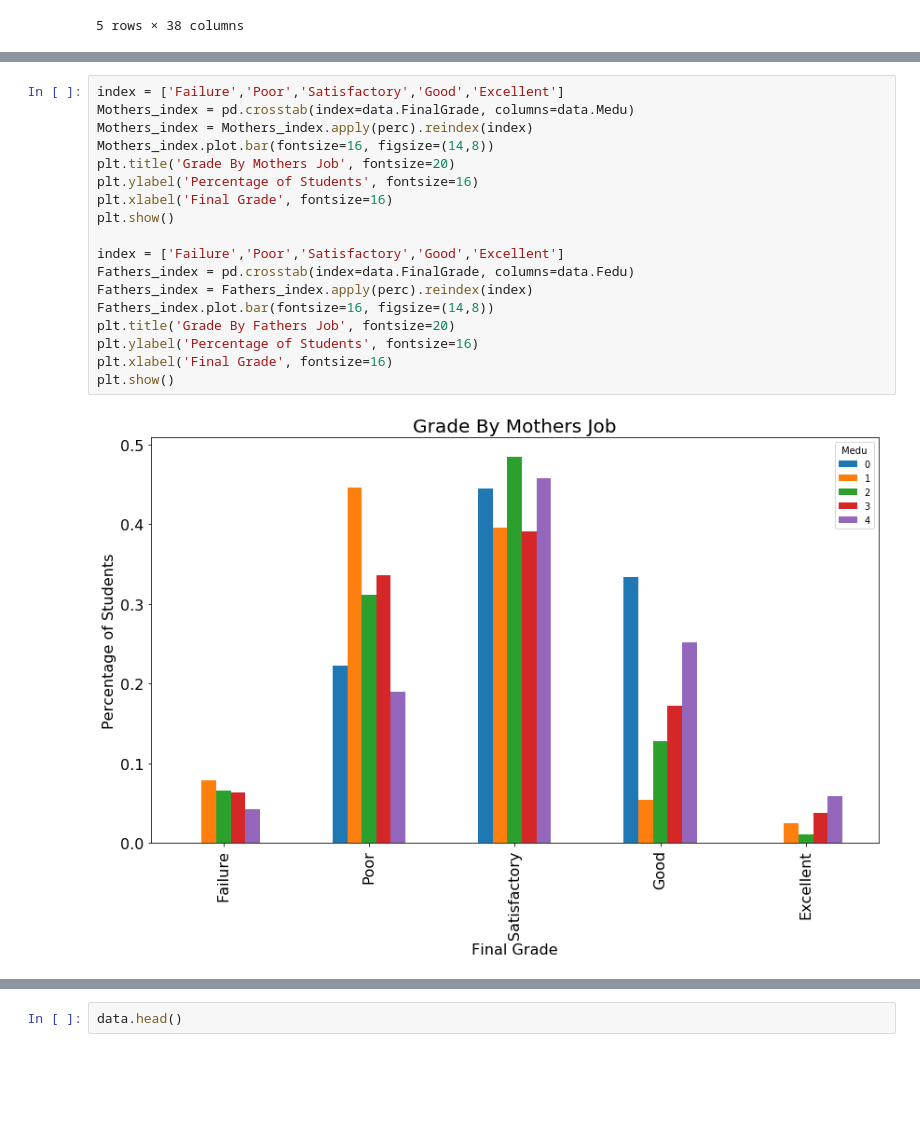
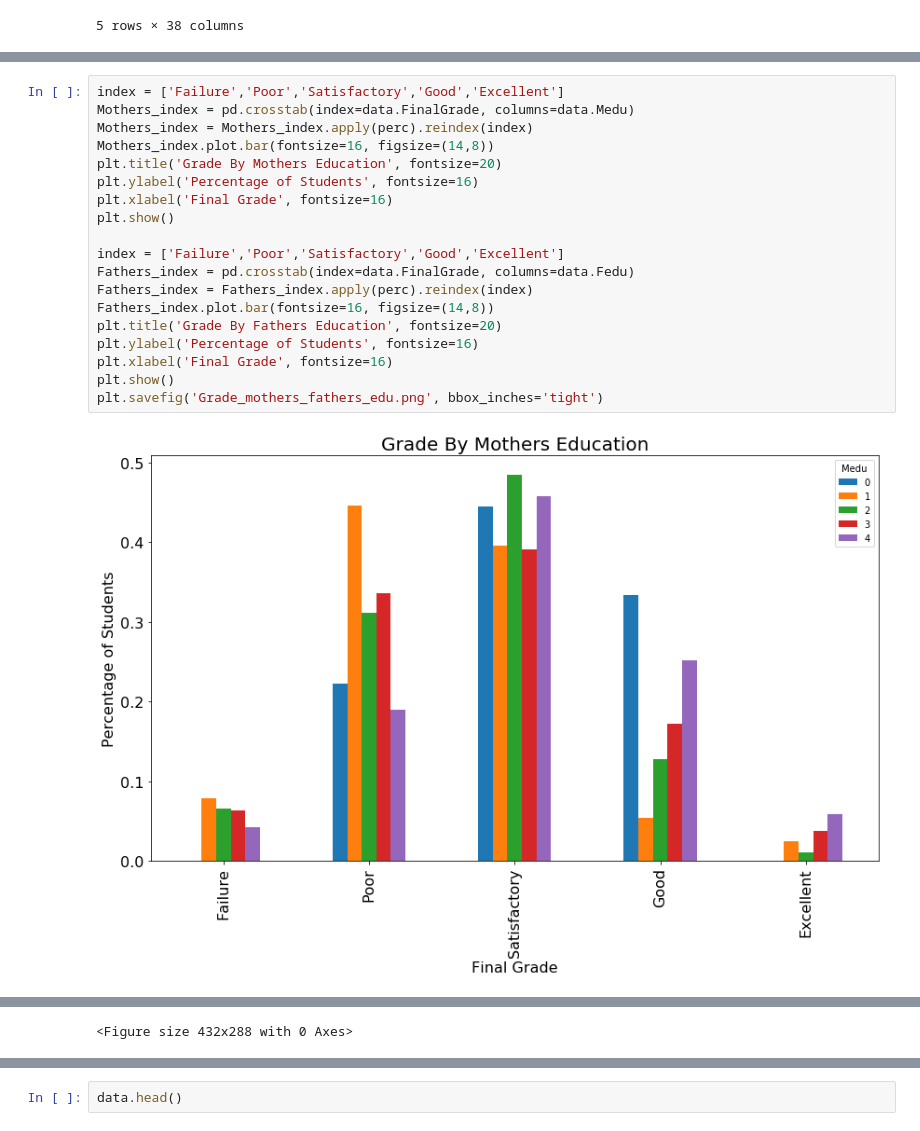
Before and after one commit to RohithYogi/Student-Performance-Prediction, a Jupyter notebook: Data_Visualization.ipynb, the cells around one changed output, grey strips where cells are left out. Drawn from its saved outputs; the diff is of its cells as text; blank space fills up the shorter version.

```diff
--- a/Data_Visualization.ipynb
+++ b/Data_Visualization.ipynb
@@ -571,20 +549,21 @@ plt.show()
 # %%
 index = ['Failure','Poor','Satisfactory','Good','Excellent']
 Mothers_index = pd.crosstab(index=data.FinalGrade, columns=data.Medu)
 Mothers_index = Mothers_index.apply(perc).reindex(index)
 Mothers_index.plot.bar(fontsize=16, figsize=(14,8))
-plt.title('Grade By Mothers Job', fontsize=20)
+plt.title('Grade By Mothers Education', fontsize=20)
 plt.ylabel('Percentage of Students', fontsize=16)
 plt.xlabel('Final Grade', fontsize=16)
 plt.show()
 
 index = ['Failure','Poor','Satisfactory','Good','Excellent']
 Fathers_index = pd.crosstab(index=data.FinalGrade, columns=data.Fedu)
 Fathers_index = Fathers_index.apply(perc).reindex(index)
 Fathers_index.plot.bar(fontsize=16, figsize=(14,8))
-plt.title('Grade By Fathers Job', fontsize=20)
+plt.title('Grade By Fathers Education', fontsize=20)
 plt.ylabel('Percentage of Students', fontsize=16)
 plt.xlabel('Final Grade', fontsize=16)
 plt.show()
+plt.savefig('Grade_mothers_fathers_edu.png', bbox_inches='tight')
 # %% [output]
-[figure, old version]
+[figure, new version]
@@ -592,3 +571,4 @@ plt.show()
+<Figure size 432x288 with 0 Axes>
 # %%
 index = ['Failure','Poor','Satisfactory','Good','Excellent']
 higher_index = pd.crosstab(index=data.FinalGrade, columns=data.higher)
```
Also changed, not shown: parts of 81 cells of this notebook.
